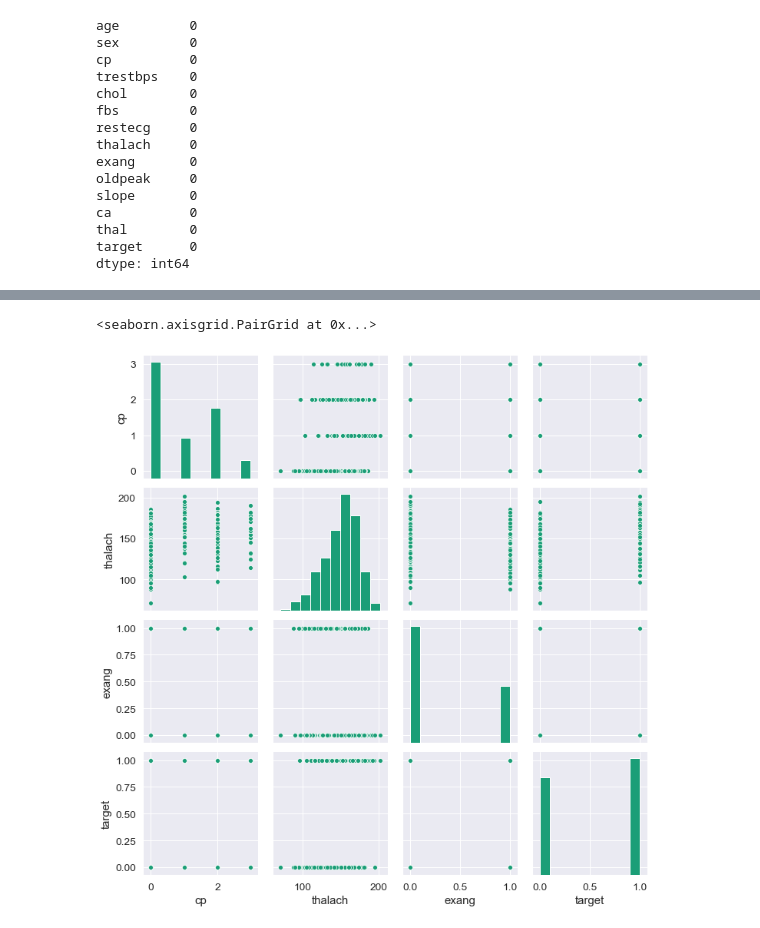
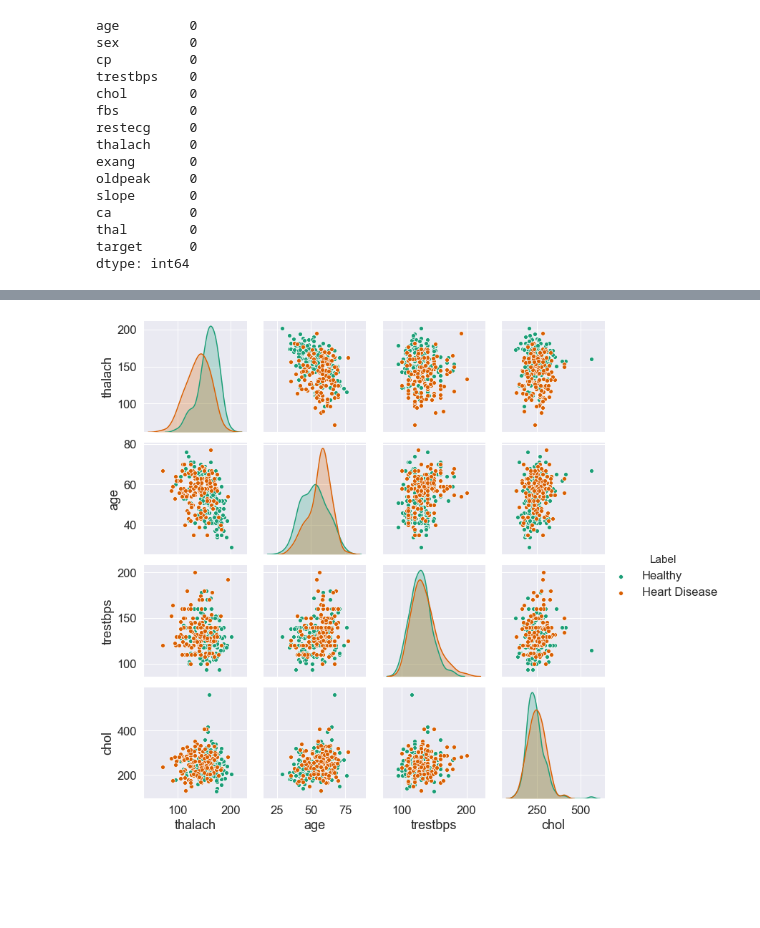
Before and after one commit to emilydwilliams/heart_disease, a Jupyter notebook: heart_disease_eda.ipynb, the cells around one changed output, grey strips where cells are left out. Saved outputs shown, nothing was run; the diff lists cells and outputs as text; code cells hidden in the pictures; blank space fills up the shorter version.

```diff
--- a/heart_disease_eda.ipynb
+++ b/heart_disease_eda.ipynb
@@ -147,7 +253,4 @@ sns.heatmap(correlations,cmap=plt.cm.RdYlBu_r)
-# %%
-reduced_df = df[['cp','thalach','exang', 'target']]
-
-sns.pairplot(data=reduced_df)
-# %% [output]
-<seaborn.axisgrid.PairGrid at 0x...>
-[figure, removed]
+# %%
+var_pair = sns.pairplot(df, vars=['thalach','age','trestbps','chol'],hue='Label')
+# %% [output]
+[figure, added]
```
Also changed, not shown: parts of 29 cells of this notebook.
